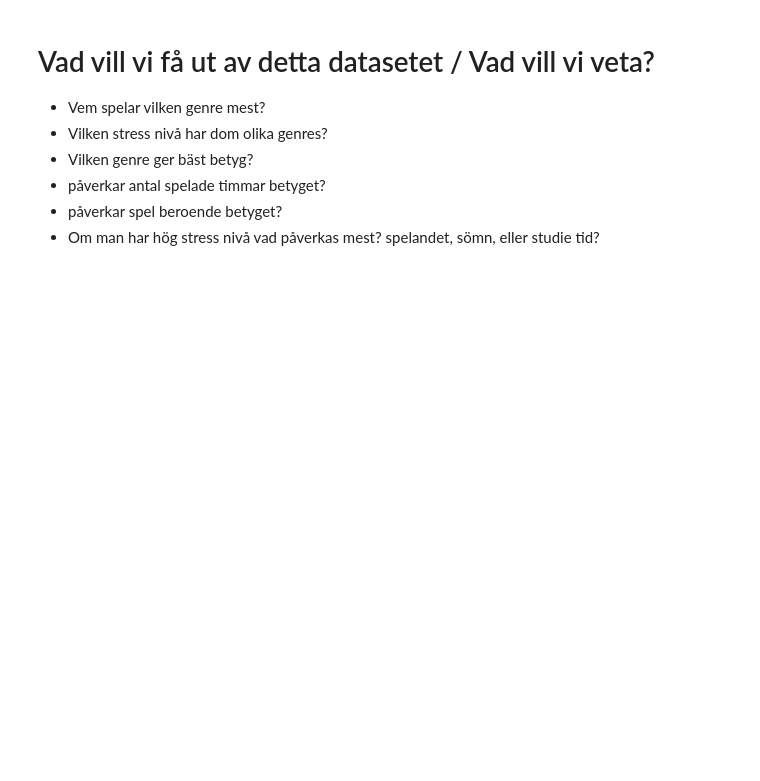
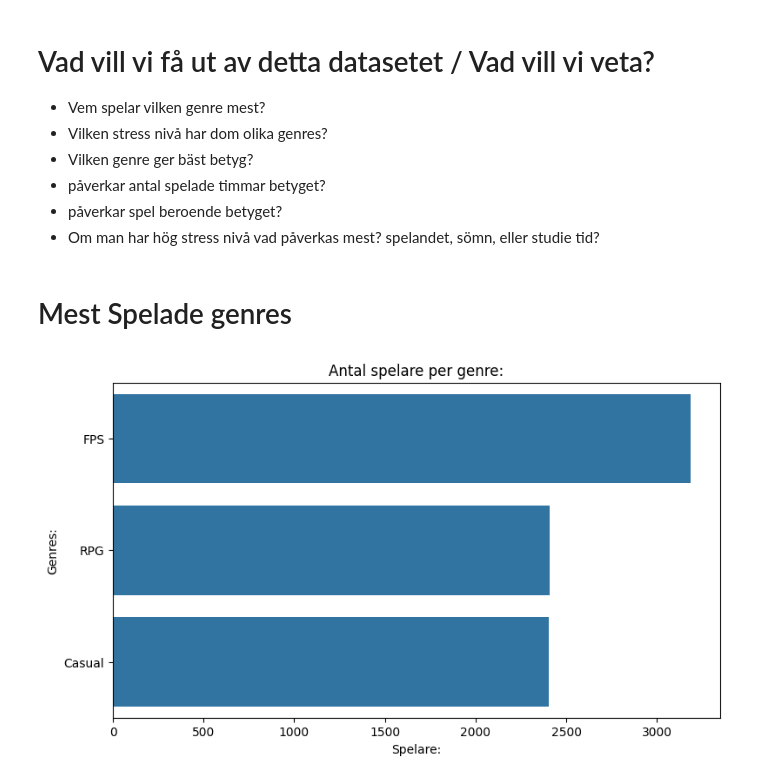
Before and after one commit to M-Renberg/Gaming-vs-Academic-Performance-Data-Analysis, a Jupyter notebook: notebook.ipynb, the cells around one changed output. Drawn from its saved outputs; the diff is of its cells as text; code cells hidden in the pictures; blank space fills up the shorter version.

```diff
--- a/notebook.ipynb
+++ b/notebook.ipynb
@@ -221,3 +221,18 @@ df_new.describe(include='all')
 - påverkar antal spelade timmar betyget?
 - påverkar spel beroende betyget?
 - Om man har hög stress nivå vad påverkas mest? spelandet, sömn, eller studie tid?
+# %% [markdown]
+# Mest Spelade genres
+# %%
+#hur vi ska bygga figuren
+fig, ax = plt.subplots(figsize=(9,5))
+#
+sns.countplot(data=df_new, y='gaming_genre', order=df_new['gaming_genre'].value_counts().index)
+
+ax.set_title("Antal spelare per genre:")
+ax.set_ylabel("Genres:")
+ax.set_xlabel("Spelare:")
+
+plt.show()
+# %% [output]
+[figure, added]
```
Also changed, not shown: parts of 1 cell of this notebook.
